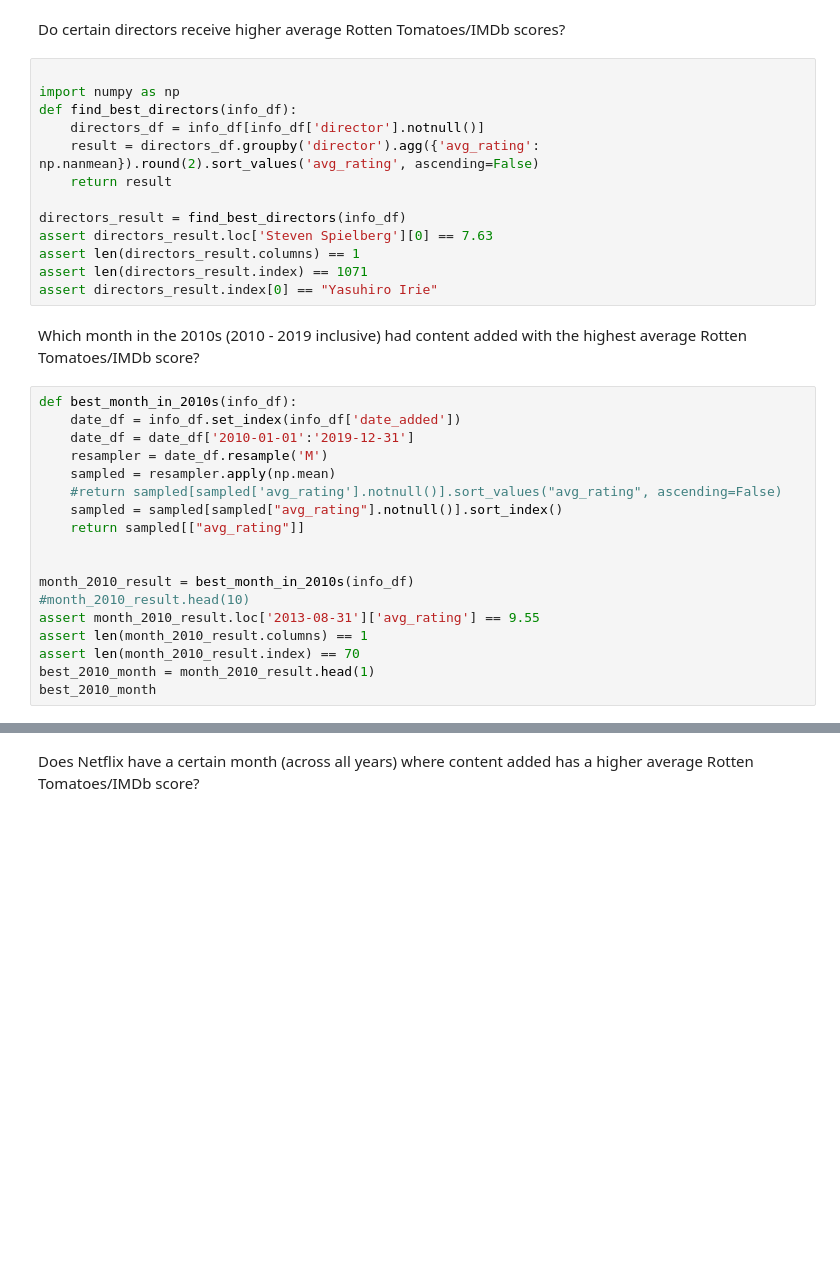
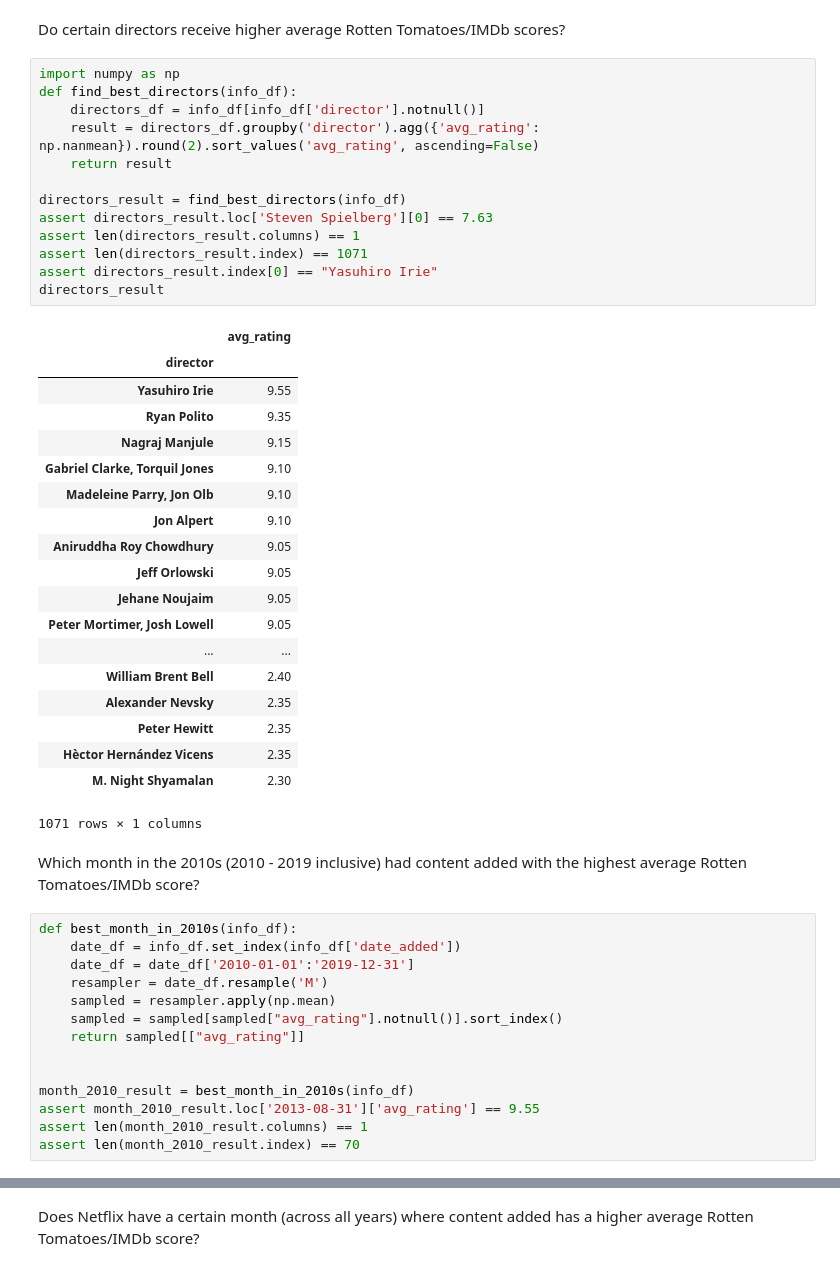
Before and after one commit to emmafinkel/si330-finalproject, a Jupyter notebook: finalproject.ipynb, the cells around one changed output, grey strips where cells are left out. Saved outputs shown, nothing was run; the diff lists cells and outputs as text; blank space fills up the shorter version.

```diff
--- a/finalproject.ipynb
+++ b/finalproject.ipynb
@@ -107,18 +137,38 @@ info_df.head()
 # %% [markdown]
 Do certain directors receive higher average Rotten Tomatoes/IMDb scores?
 # %%
-
 import numpy as np
 def find_best_directors(info_df):
     directors_df = info_df[info_df['director'].notnull()]
     result = directors_df.groupby('director').agg({'avg_rating': np.nanmean}).round(2).sort_values('avg_rating', ascending=False)
     return result
 
 directors_result = find_best_directors(info_df)
 assert directors_result.loc['Steven Spielberg'][0] == 7.63
 assert len(directors_result.columns) == 1
 assert len(directors_result.index) == 1071
 assert directors_result.index[0] == "Yasuhiro Irie"
+directors_result
+# %% [output]
+|  | avg_rating |
+| director |  |
+| Yasuhiro Irie | 9.55 |
+| Ryan Polito | 9.35 |
+| Nagraj Manjule | 9.15 |
+| Gabriel Clarke, Torquil Jones | 9.10 |
+| Madeleine Parry, Jon Olb | 9.10 |
+| Jon Alpert | 9.10 |
+| Aniruddha Roy Chowdhury | 9.05 |
+| Jeff Orlowski | 9.05 |
+| Jehane Noujaim | 9.05 |
+| Peter Mortimer, Josh Lowell | 9.05 |
+| ... | ... |
+| William Brent Bell | 2.40 |
+| Alexander Nevsky | 2.35 |
+| Peter Hewitt | 2.35 |
+| Hèctor Hernández Vicens | 2.35 |
+| M. Night Shyamalan | 2.30 |
+1071 rows × 1 columns
 # %% [markdown]
 Which month in the 2010s (2010 - 2019 inclusive) had content added with the highest average Rotten Tomatoes/IMDb score?
 # %%
@@ -127,18 +177,14 @@ def best_month_in_2010s(info_df):
     date_df = date_df['2010-01-01':'2019-12-31']
     resampler = date_df.resample('M')
     sampled = resampler.apply(np.mean)
-    #return sampled[sampled['avg_rating'].notnull()].sort_values("avg_rating", ascending=False)
     sampled = sampled[sampled["avg_rating"].notnull()].sort_index()
     return sampled[["avg_rating"]]
 
 
 month_2010_result = best_month_in_2010s(info_df)
-#month_2010_result.head(10)
 assert month_2010_result.loc['2013-08-31']['avg_rating'] == 9.55
 assert len(month_2010_result.columns) == 1
 assert len(month_2010_result.index) == 70
-best_2010_month = month_2010_result.head(1)
-best_2010_month
 # %%
 def best_2010s_vis(info_df):
     df = best_month_in_2010s(info_df)
```
Also changed, not shown: parts of 15 cells of this notebook.
